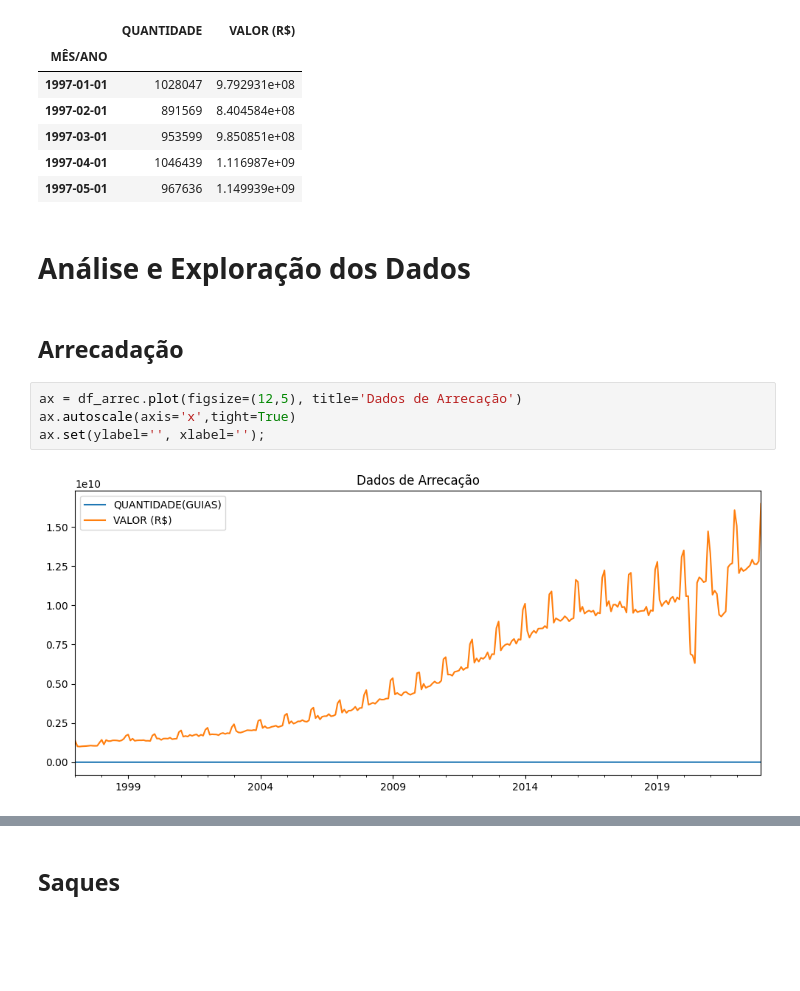
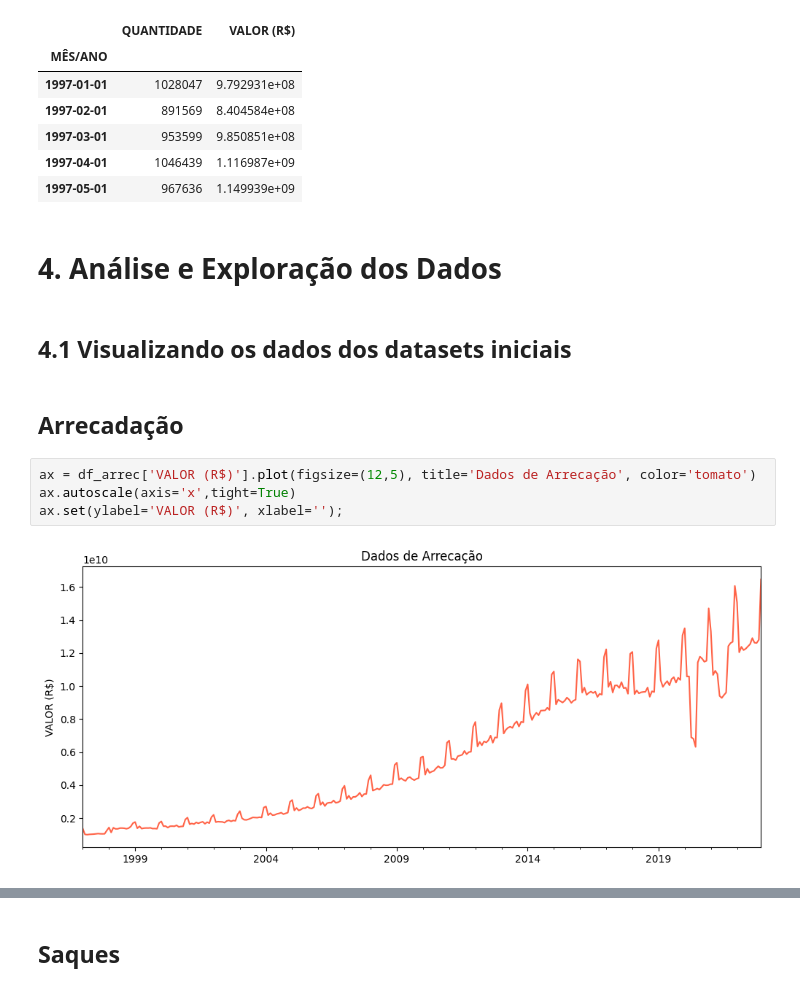
Before and after one commit to avellar1975/TCC_PUC_MINAS, a Jupyter notebook: tcc.ipynb, the cells around one changed output, grey strips where cells are left out. Cells and saved outputs as stored; diff of their text form; blank space fills up the shorter version.

```diff
--- a/tcc.ipynb
+++ b/tcc.ipynb
@@ -129,12 +131,14 @@ df_saque.head()
 | 1997-04-01 | 1046439 | 1.116987e+09 |
 | 1997-05-01 | 967636 | 1.149939e+09 |
 # %% [markdown]
-# Análise e Exploração dos Dados
+# 4. Análise e Exploração dos Dados
+# %% [markdown]
+## 4.1 Visualizando os dados dos datasets iniciais
 # %% [markdown]
 ## Arrecadação
 # %%
-ax = df_arrec.plot(figsize=(12,5), title='Dados de Arrecação')
+ax = df_arrec['VALOR (R$)'].plot(figsize=(12,5), title='Dados de Arrecação', color='tomato')
 ax.autoscale(axis='x',tight=True)
-ax.set(ylabel='', xlabel='');
+ax.set(ylabel='VALOR (R$)', xlabel='');
 # %% [output]
-[figure, old version]
+[figure, new version]
```
Also changed, not shown: parts of 48 cells of this notebook, 4 other files.
